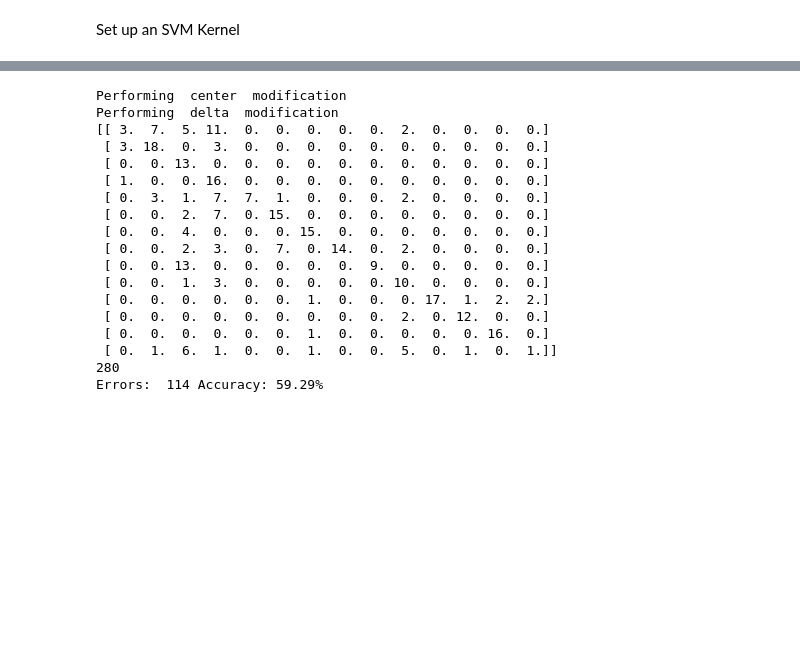
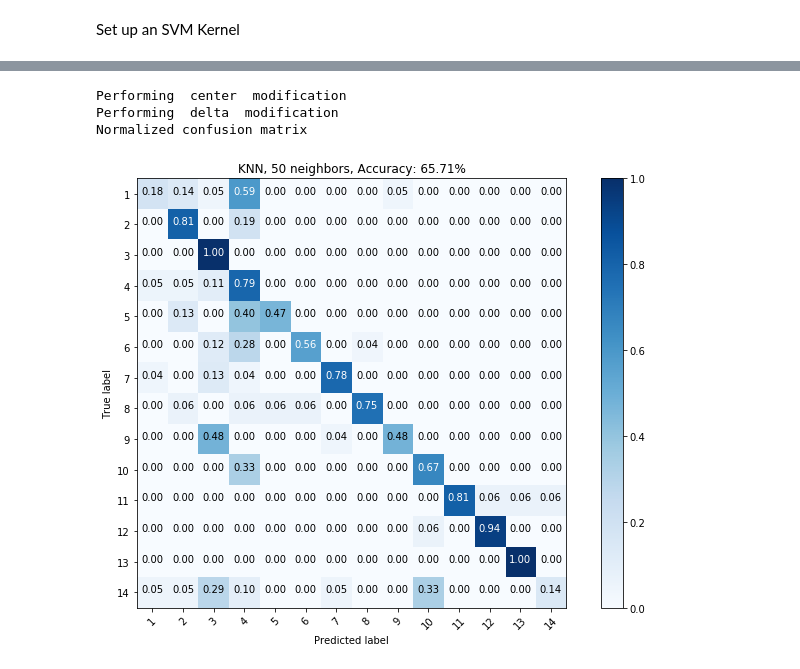
Before and after one commit to mswhitlock1/GestureClassification, a Jupyter notebook: GestureDataset.ipynb, the cells around one changed output, grey strips where cells are left out. Cells and saved outputs as stored; diff of their text form; code cells hidden in the pictures; blank space fills up the shorter version.

Commit message:
Confusion Matrix Visualizations

```diff
--- a/GestureDataset.ipynb
+++ b/GestureDataset.ipynb
@@ -701,55 +720,40 @@ mod_data = Data_Mods(data,"center delta")
 #mod_data = Data_Mods(data,"center translated scaled delta")
 
 np.set_printoptions(precision=3)
 
 [X_data,y_data] = mod_data.concatenate('modified','all')
 mod_data.shuffle(X_data,y_data)
 mod_data.split_data(0.8)
 '''
 clf = svm.SVC(gamma=0.01, decision_function_shape='ovo')
 clf_stat = clf.fit(mod_data.X_train, mod_data.y_train)
 
 clf.decision_function_shape = "ovr"
 y_hat = clf.decision_function(mod_data.X_test)
 '''
-
-knn = neighbors.KNeighborsClassifier(n_neighbors=59)
+num_neighbors = 50
+knn = neighbors.KNeighborsClassifier(n_neighbors=num_neighbors)
 knn_stat = knn.fit(mod_data.X_train, mod_data.y_train)
 guesses = knn.predict(mod_data.X_test)
 err = 0
 errs = []
-
 # Confusion matrix where rows are true labels, columns are predictions
 confusion_matrix = np.zeros(shape=(14,14))
 for i in range(len(mod_data.y_test)):
     #print(y_hat[i])
     guess = guesses[i]
     confusion_matrix[int(mod_data.y_test[i]) - 1][int(guess) - 1] += 1
     if int(guess) != int(mod_data.y_test[i]):
         err += 1
         errs.append(i)
-print(confusion_matrix)
-print (len(mod_data.y_test))
-print("Errors: {0:4d} Accuracy: {1:4.2f}%".format(err,(1-err/len(mod_data.y_test))*100))
+
+plot_title = "KNN, " + str(num_neighbors) + " neighbors, Accuracy: {1:4.2f}%".format(err,(1-err/len(mod_data.y_test))*100)
+plot_confusion_matrix(confusion_matrix, range(1,15), normalize=True, title=plot_title)
 # %% [output]
 Performing  center  modification
 Performing  delta  modification
-[[ 3.  7.  5. 11.  0.  0.  0.  0.  0.  2.  0.  0.  0.  0.]
- [ 3. 18.  0.  3.  0.  0.  0.  0.  0.  0.  0.  0.  0.  0.]
- [ 0.  0. 13.  0.  0.  0.  0.  0.  0.  0.  0.  0.  0.  0.]
- [ 1.  0.  0. 16.  0.  0.  0.  0.  0.  0.  0.  0.  0.  0.]
- [ 0.  3.  1.  7.  7.  1.  0.  0.  0.  2.  0.  0.  0.  0.]
- [ 0.  0.  2.  7.  0. 15.  0.  0.  0.  0.  0.  0.  0.  0.]
- [ 0.  0.  4.  0.  0.  0. 15.  0.  0.  0.  0.  0.  0.  0.]
- [ 0.  0.  2.  3.  0.  7.  0. 14.  0.  2.  0.  0.  0.  0.]
- [ 0.  0. 13.  0.  0.  0.  0.  0.  9.  0.  0.  0.  0.  0.]
- [ 0.  0.  1.  3.  0.  0.  0.  0.  0. 10.  0.  0.  0.  0.]
- [ 0.  0.  0.  0.  0.  0.  1.  0.  0.  0. 17.  1.  2.  2.]
- [ 0.  0.  0.  0.  0.  0.  0.  0.  0.  2.  0. 12.  0.  0.]
- [ 0.  0.  0.  0.  0.  0.  1.  0.  0.  0.  0.  0. 16.  0.]
- [ 0.  1.  6.  1.  0.  0.  1.  0.  0.  5.  0.  1.  0.  1.]]
-280
-Errors:  114 Accuracy: 59.29%
+Normalized confusion matrix
+[figure, added]
 # %%
 myPath = "C:\\Users\\mswhi\\GestureDataset\\DHG2016"
 
```
Also changed, not shown: parts of 4 cells of this notebook.
